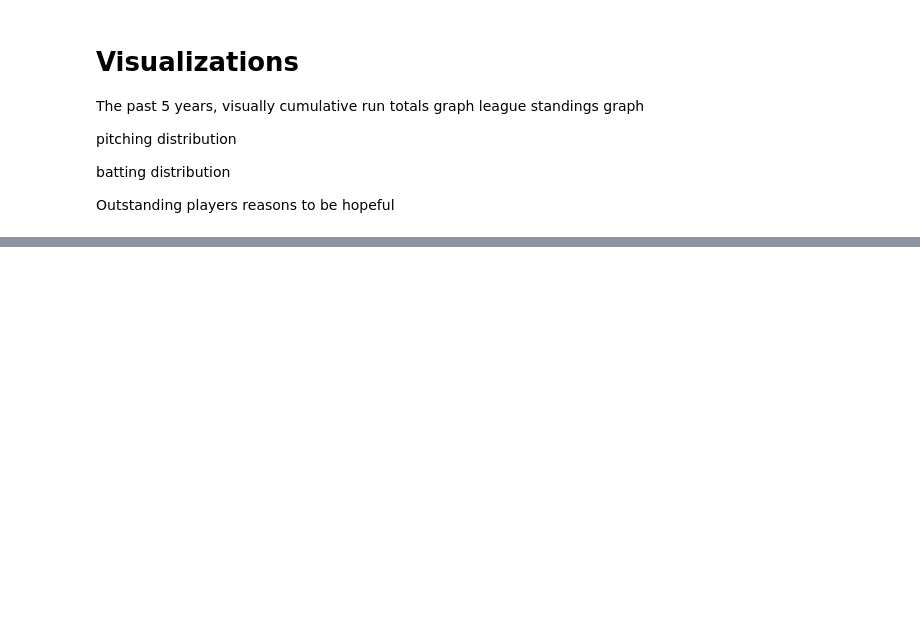
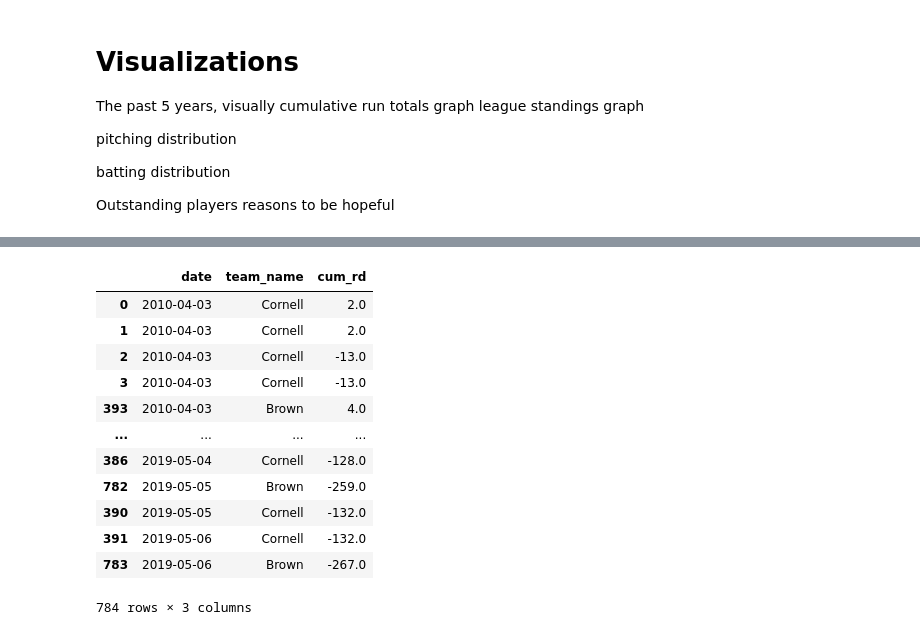
Before and after one commit to nathanblumenfeld/ivybaseball, a Jupyter notebook: vizualizations.ipynb, the cells around one changed output, grey strips where cells are left out. Cells and saved outputs as stored; diff of their text form; code cells hidden in the pictures; blank space fills up the shorter version.

```diff
--- a/vizualizations.ipynb
+++ b/vizualizations.ipynb
@@ -52,0 +123,46 @@ py.iplot(fig, fileopt='overwrite', filename='Logos/Apple_Labor_Violations_TheVer
+# %%
+# RD Bar Animation
+team_name = "Cornell"
+games = sc.get_intra_ivy(team_name, 2010, 2020)
+games["date"] =  pd.to_datetime(games["date"])
+games = games.sort_values(by="date")
+games = games.reset_index(drop="True")
+games = sc.add_run_difference_column(team_name, games)
+cu_df = pd.DataFrame({"date":games.date, team_name:games.cumulative_rd}, index=games.index)
+
+team_name = "Brown"
+games = sc.get_intra_ivy(team_name, 2010, 2020)
+games["date"] =  pd.to_datetime(games["date"])
+games['month'] = pd.DatetimeIndex(games['date']).month
+games = games.sort_values(by="date")
+games = games.reset_index(drop="True")
+games = sc.add_run_difference_column(team_name, games)
+br_df = pd.DataFrame({"date" : games.date, team_name: games.cumulative_rd}, index=games.index)
+
+df = pd.merge(cu_df, br_df,how="outer",on="date")
+df = df.sort_values(by="date")
+df = df.reset_index(drop="True")
+df = df.fillna(method="pad")
+df.set_index("date")
+df = pd.melt(df, id_vars=["date"], value_vars=["Cornell", "Brown"])
+df = df.sort_values(by="date")
+df = df.rename(columns={"variable": "team_name", "value": "cum_rd"})
+format_str = "%Y-%m-%d"
+df["date"] = df["date"].dt.strftime('%Y-%m-%d')
+df
+# fig = px.bar(df,x="date",y="Cumulative_Launches",color="Country",animation_group="Country",animation_frame="Year",range_y=[0,2200])
+# fig.show()
+# %% [output]
+|  | date | team_name | cum_rd |
+| 0 | 2010-04-03 | Cornell | 2.0 |
+| 1 | 2010-04-03 | Cornell | 2.0 |
+| 2 | 2010-04-03 | Cornell | -13.0 |
+| 3 | 2010-04-03 | Cornell | -13.0 |
+| 393 | 2010-04-03 | Brown | 4.0 |
+| ... | ... | ... | ... |
+| 386 | 2019-05-04 | Cornell | -128.0 |
+| 782 | 2019-05-05 | Brown | -259.0 |
+| 390 | 2019-05-05 | Cornell | -132.0 |
+| 391 | 2019-05-06 | Cornell | -132.0 |
+| 783 | 2019-05-06 | Brown | -267.0 |
+784 rows × 3 columns
```
Also changed, not shown: parts of 16 cells of this notebook, 16 other files.
